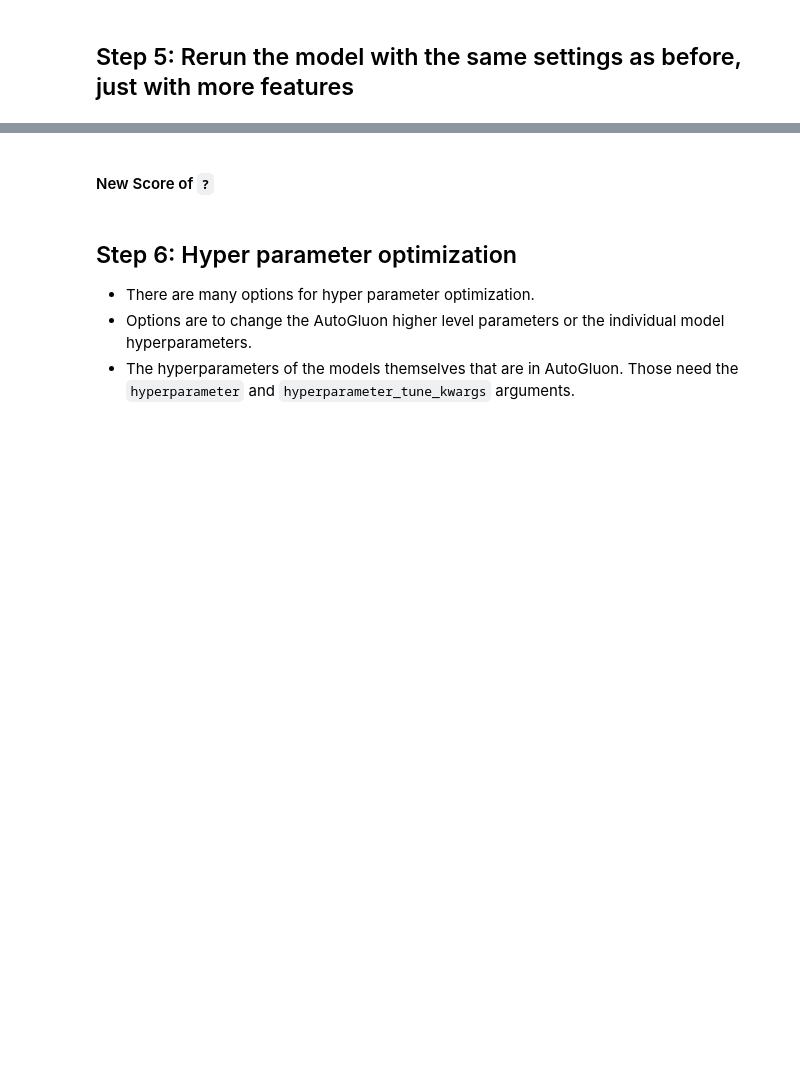
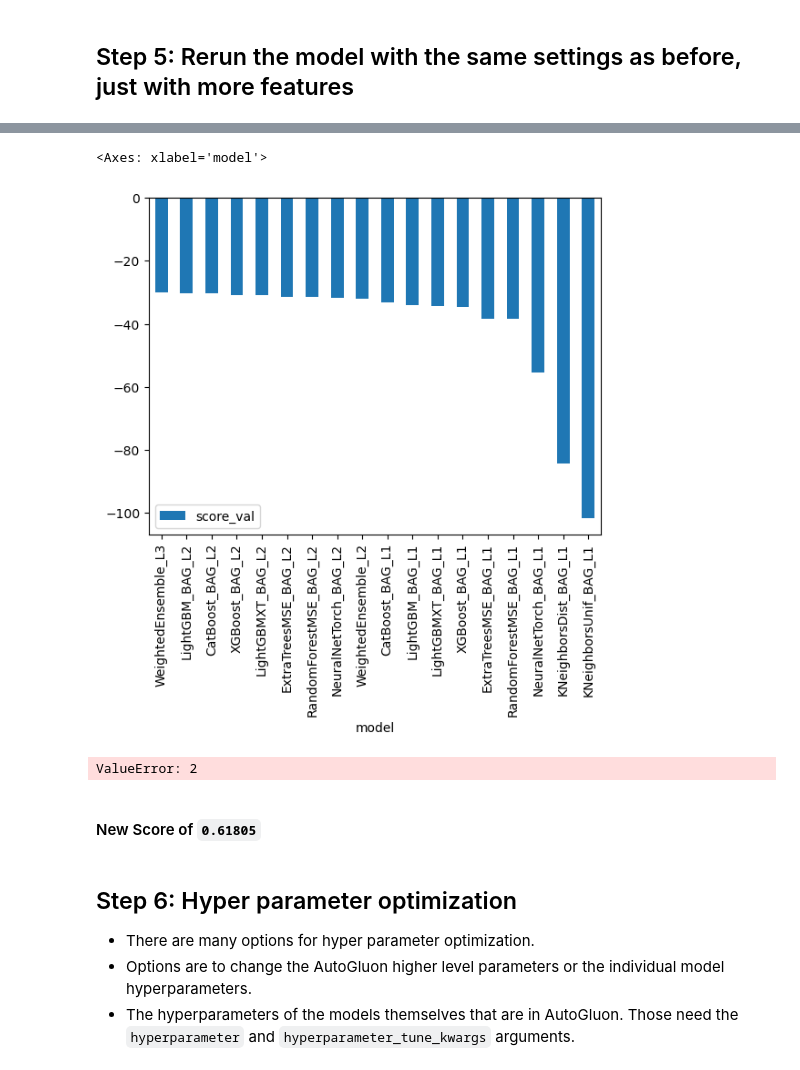
Before and after one commit to soong-lee/cd0385-project-starter, a Jupyter notebook: project/project-template.ipynb, the cells around one changed output, grey strips where cells are left out. Cells and saved outputs as stored; diff of their text form; code cells hidden in the pictures; blank space fills up the shorter version.

```diff
--- a/project/project-template.ipynb
+++ b/project/project-template.ipynb
@@ -429,0 +375,3 @@ predictor_new_features = TabularPredictor(?).fit(?)
+# %%
+predictor_new_features = TabularPredictor(label='count', problem_type='regression', eval_metric='root_mean_squared_error').fit(
+    train_data=train.loc[:, (train.columns != 'casual') & (train.columns != 'registered')], time_limit=600, presets='best_quality')
@@ -432,2 +433,8 @@ predictor_new_features.fit_summary()
+# %%
+# Output the model's `score_val` in a bar chart to compare performance
+predictor_new_features.leaderboard(silent=True).plot(kind="bar", x="model", y="score_val")
+# %% [output]
+<Axes: xlabel='model'>
+[figure, added]
 # %%
 # Remember to set all negative values to zero
@@ -435,5 +443,8 @@ predictor_new_features.fit_summary()
 # %%
-# Same submitting predictions
-submission_new_features["count"] = ?
-submission_new_features.to_csv("submission_new_features.csv", index=False)
+# # Same submitting predictions
+# submission_new_features = pd.read_csv('data/sampleSubmission.csv', parse_dates=['datetime'])
+# submission_new_features["count"] = submission_new_features.values
+# submission_new_features.to_csv("data/submission_new_features.csv", index=False)
+# %% [output]
+ValueError: 2
 # %%
@@ -443,5 +454,5 @@ submission_new_features.to_csv("submission_new_features.csv", index=False)
 # %% [markdown]
-#### New Score of `?`
+#### New Score of `0.61805`
 # %% [markdown]
 ## Step 6: Hyper parameter optimization
 * There are many options for hyper parameter optimization.
```
Also changed, not shown: parts of 41 cells of this notebook.
